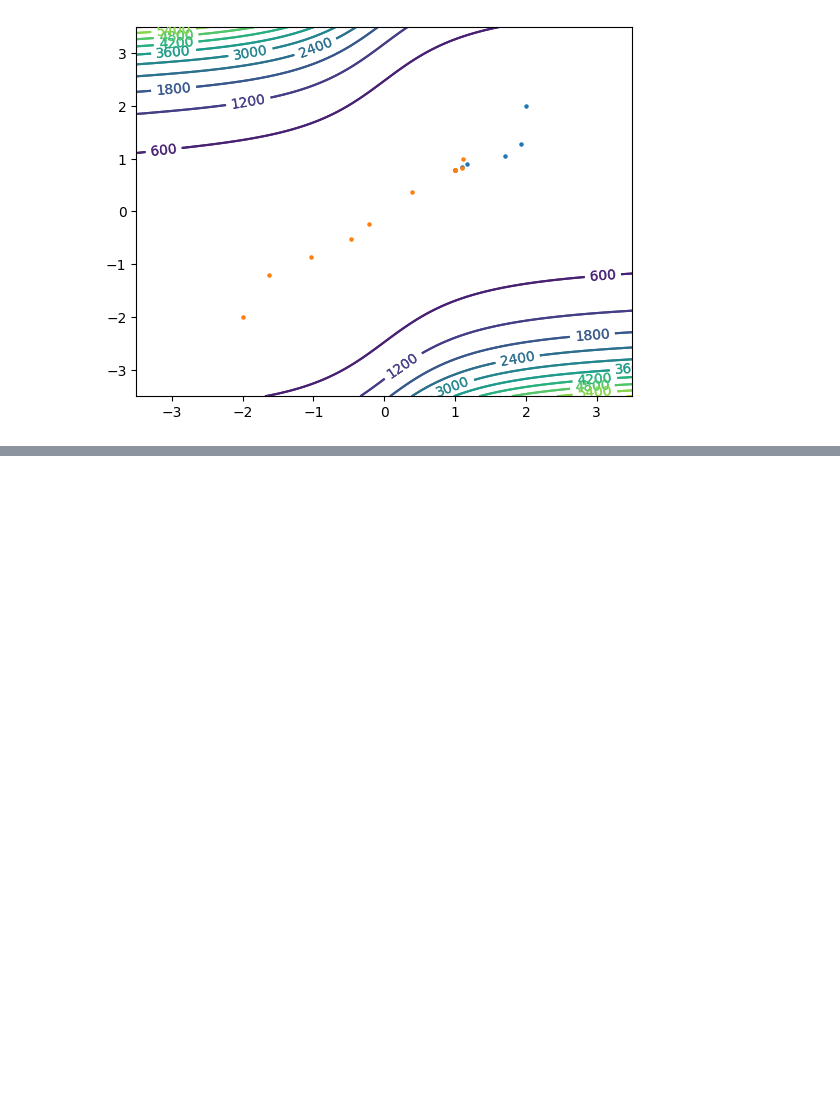
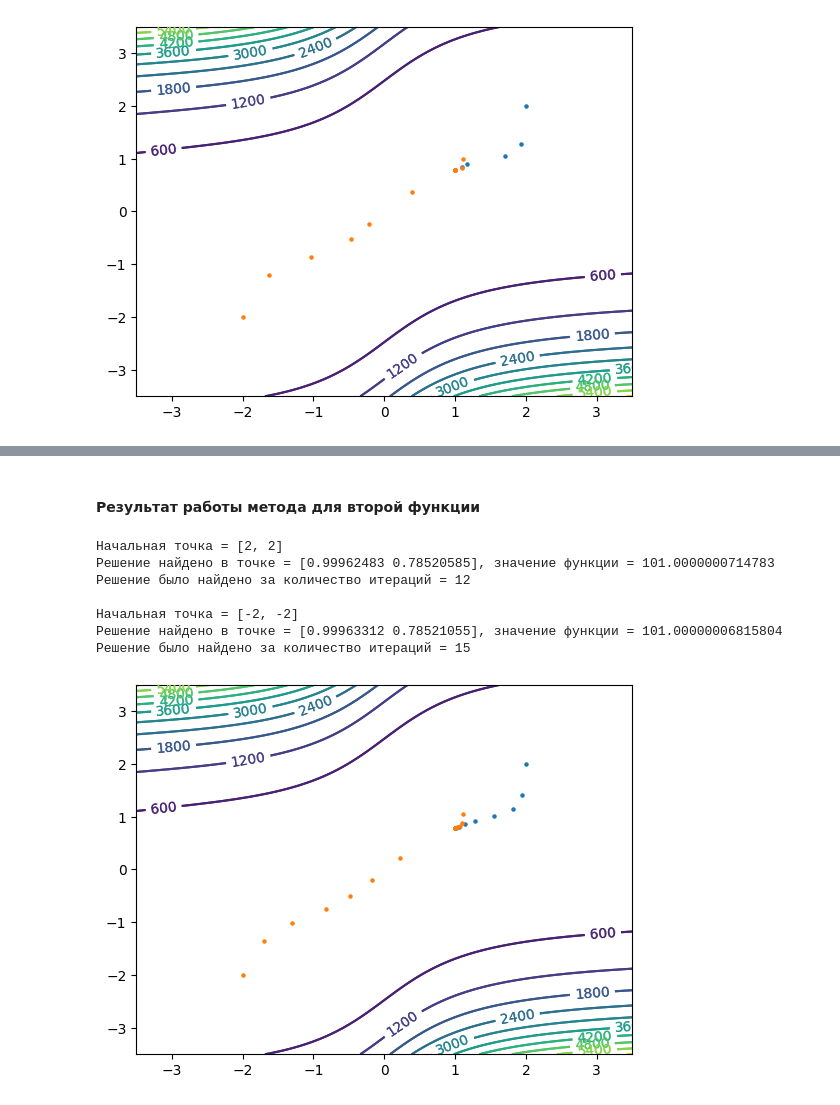
Before and after one commit to Ivan-Yagilev/Optimization_methods_labs, a Jupyter notebook: second_labs/several variables2.ipynb, the cells around one changed output, grey strips where cells are left out. Saved outputs shown, nothing was run; the diff lists cells and outputs as text; code cells hidden in the pictures; blank space fills up the shorter version.

```diff
--- a/second_labs/several variables2.ipynb
+++ b/second_labs/several variables2.ipynb
@@ -206,0 +301,14 @@ newton(f2, xb=[-2, -2], maxiter=1500, eps=0.0001)
+# %% [markdown]
+#### Результат работы метода для второй функции
+# %%
+newtonRaphson(f2, xb=[2, 2], maxiter=15000, eps=0.0001)
+newtonRaphson(f2, xb=[-2, -2], maxiter=15000, eps=0.0001)
+# %% [output]
+Начальная точка = [2, 2]
+Решение найдено в точке = [0.99962483 0.78520585], значение функции = 101.0000000714783
+Решение было найдено за количество итераций = 12
+
+Начальная точка = [-2, -2]
+Решение найдено в точке = [0.99963312 0.78521055], значение функции = 101.00000006815804
+Решение было найдено за количество итераций = 15
+[figure, added]
```
Also changed, not shown: parts of 14 cells of this notebook, 2 other files.
